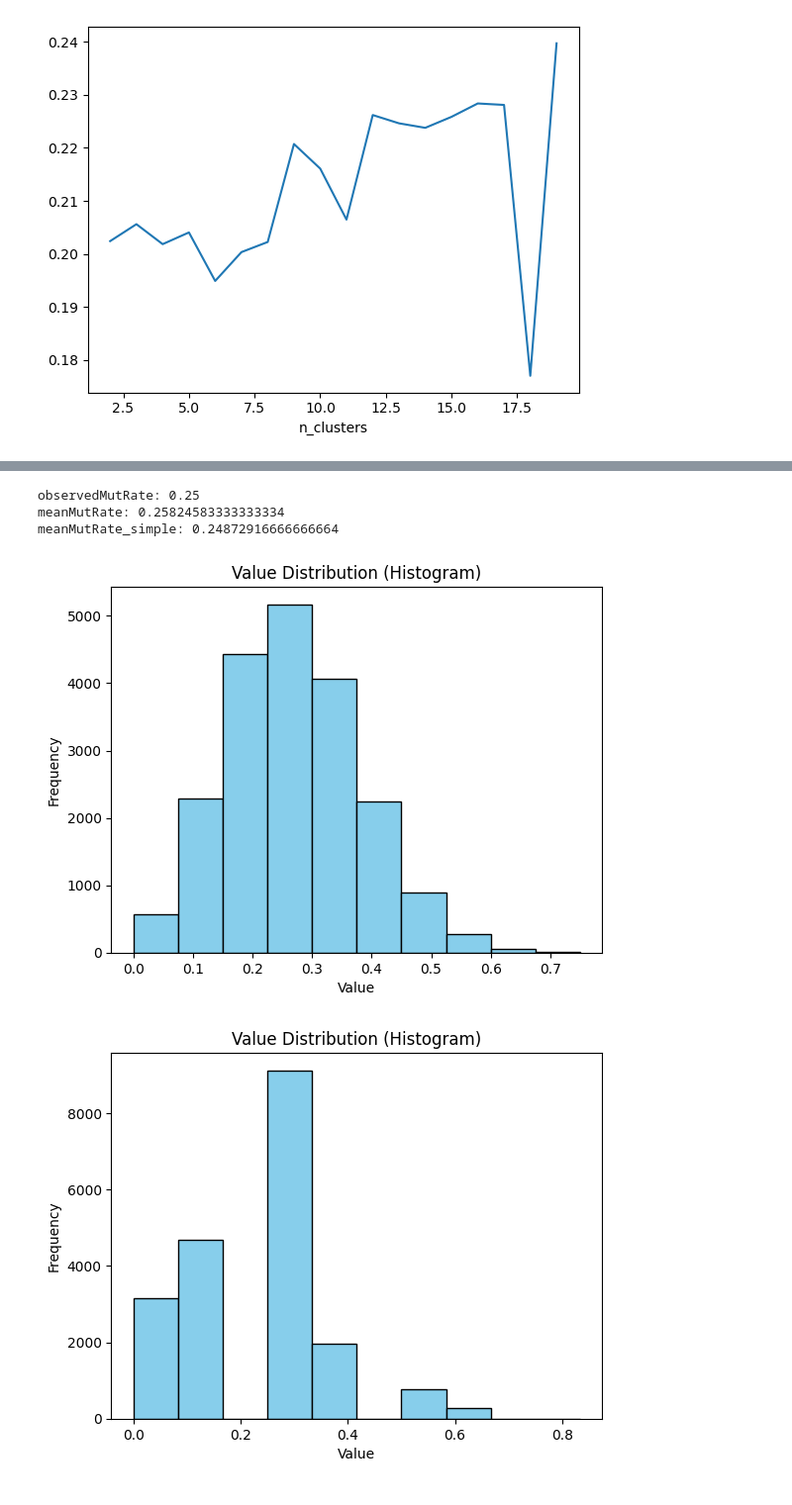
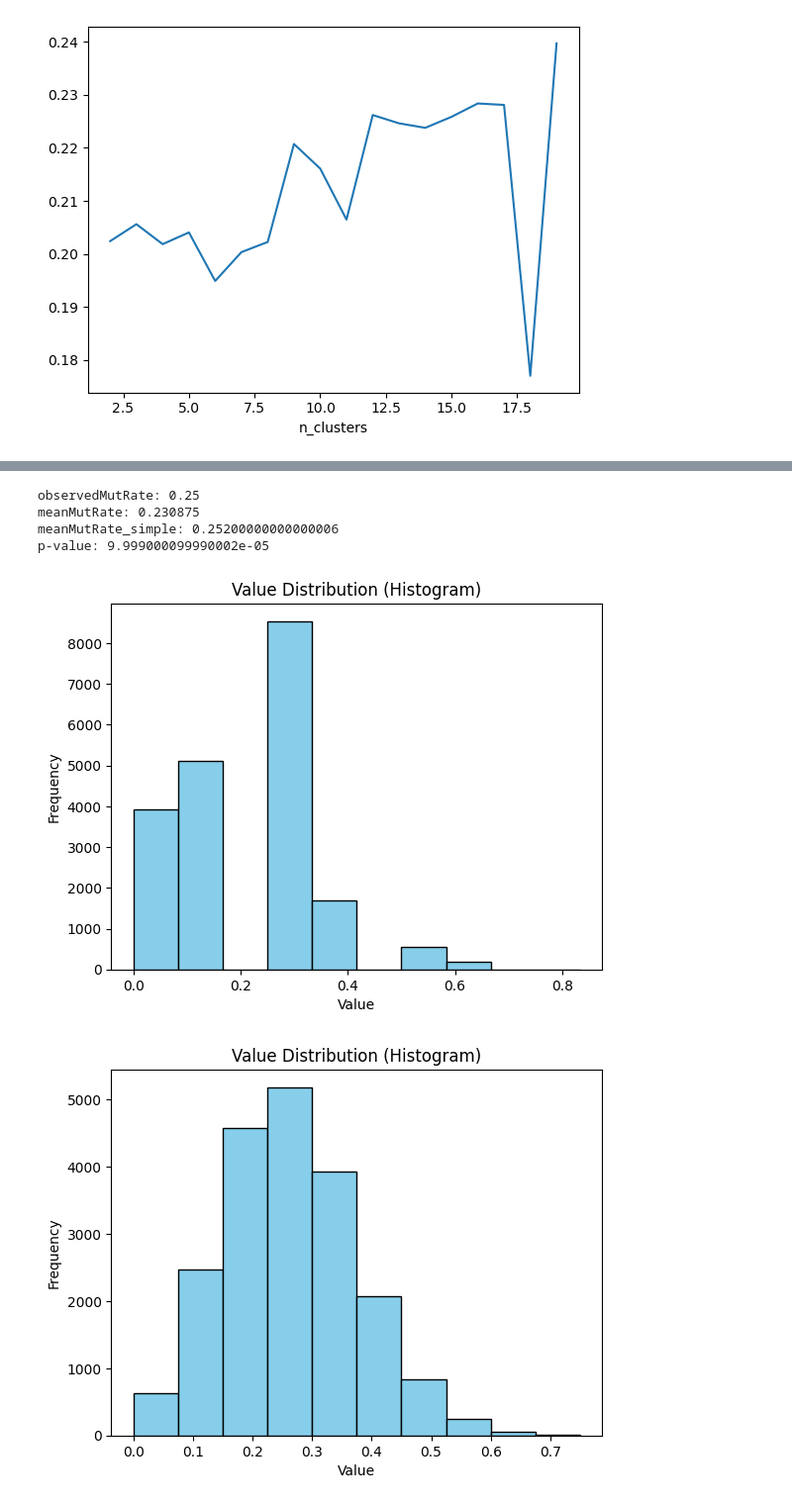
Before and after one commit to QunATCG/scMutrace, a Jupyter notebook: test.ipynb, the cells around one changed output, grey strips where cells are left out. Shown at 99% size. Cells and saved outputs as stored; diff of their text form; code cells hidden in the pictures.

```diff
--- a/test.ipynb
+++ b/test.ipynb
@@ -439,15 +439,22 @@ Output tag: chr9_72107817_G_C
 # %%
 import random
 from src.py_utils import *
+from scipy.stats import permutation_test
 
 def shuffle_reads_simple(baseQualityInfoOnesite, times):
     cells = baseQualityInfoOnesite.split(";")
     cell = random.choices(cells, k = times)
     return cell
 
+import numpy as np
+def statistic(x, y, axis=None):
+    return np.mean(x, axis=axis) - np.mean(y, axis=axis)
+
 resampleNum = 1000
 refBase = "T"
-baseQualityInfoOnesite = "|22||||;|41:41||||;|41||||;|32||||;|41||||;||41|||;|41:41||||;||37|||;|37||||;|41||||;|41||||;||37|||"
+baseQualityInfoOnesite = "|22||||;|41:41||||;|41||||;|32||||;|41||||;|41||||;|41:41||||;||37|||;|37||||;|41||||;|41||||;|37||||"
+
+
 samples_random_baseQuaInfo = []
 samples_random_baseQuaInfo_simple = []
 samples_random_baseQuaInfo_simple = shuffle_reads_simple(baseQualityInfoOnesite, resampleNum)
@@ -475,34 +482,48 @@ meanMutRate = np.mean(mutRateList)
 print("meanMutRate:", meanMutRate)
 
 for i in range(0, resampleNum * 20):
     oneSiteBaseQuaList = random.sample(samples_random_baseQuaInfo_simple, total)
     oneSiteBaseQua = ";".join(oneSiteBaseQuaList)
     refNum_tmp, altNum_tmp = count_CellNum_fromQuainfo(refBase, oneSiteBaseQua)
     total_tmp = refNum_tmp + altNum_tmp
     mutRate = altNum_tmp / total_tmp
     mutRateList_simple.append(mutRate)
 
 meanMutRate_simple = np.mean(mutRateList_simple)
 print("meanMutRate_simple:", meanMutRate_simple)
 
+mutRate_WT = [0] * 955 + [0.25] * 45
+#random.shuffle(mutRate_WT)
+
+res = permutation_test(
+    (np.array(mutRateList), np.array(mutRate_WT)),
+    statistic,
+    vectorized=False,
+    n_resamples=10000,
+    alternative='greater'
+)
+
+print("p-value:", res.pvalue)
+
 # plot mutation rate distribution and observed mutation rate
 import matplotlib.pyplot as plt
 
 plt.hist(mutRateList, bins=10, color='skyblue', edgecolor='black')
 plt.xlabel('Value')
 plt.ylabel('Frequency')
 plt.title('Value Distribution (Histogram)')
 plt.show()
 
 
 plt.hist(mutRateList_simple, bins=10, color='skyblue', edgecolor='black')
 plt.xlabel('Value')
 plt.ylabel('Frequency')
 plt.title('Value Distribution (Histogram)')
 plt.show()
 # %% [output]
 observedMutRate: 0.25
-meanMutRate: 0.25824583333333334
-meanMutRate_simple: 0.24872916666666664
+meanMutRate: 0.230875
+meanMutRate_simple: 0.25200000000000006
+p-value: 9.999000099990002e-05
-[figure, old version]
+[figure, new version]
-[figure, old version]
+[figure, new version]
```
Also changed, not shown: parts of 1 cell of this notebook.
